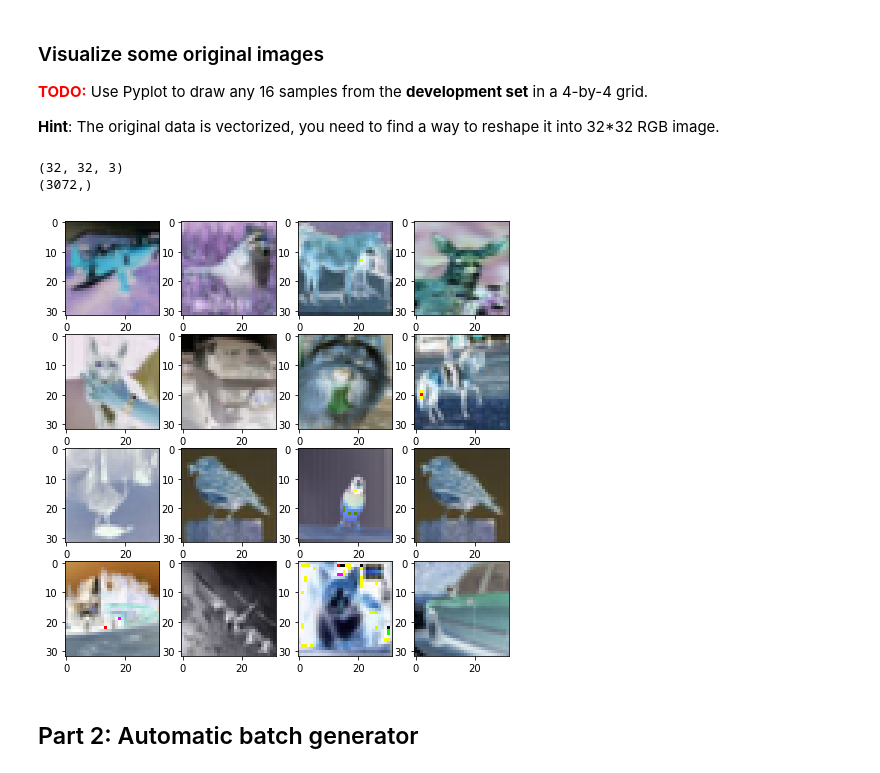
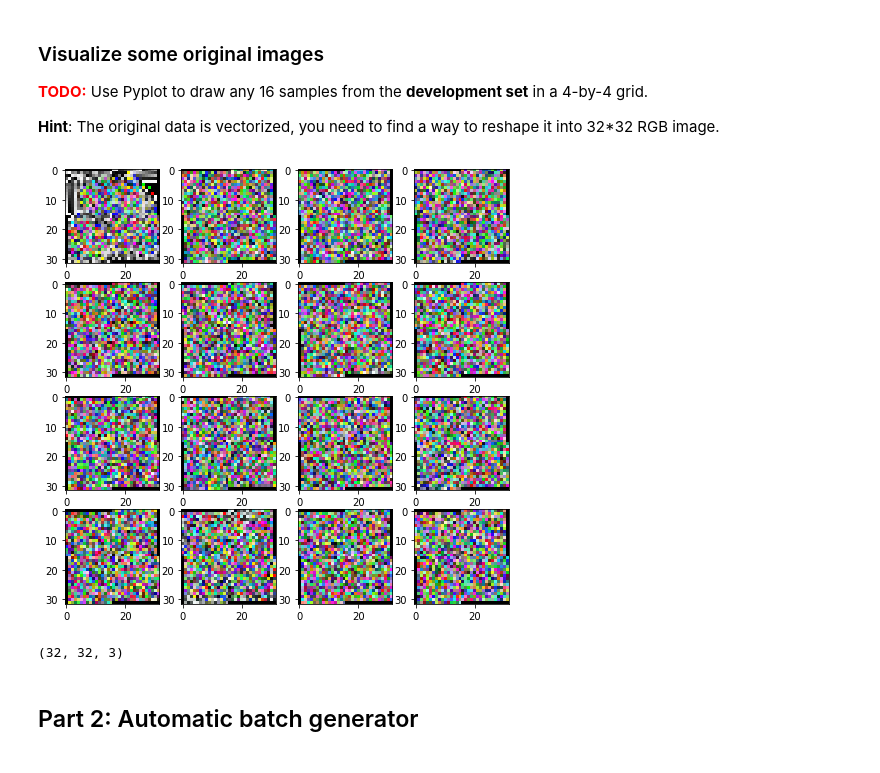
Before and after one commit to crowegian/NNetsDL_F17, a Jupyter notebook: assignment2/task4-augmentation.ipynb, the cells around one changed output. Saved outputs shown, nothing was run; the diff lists cells and outputs as text; code cells hidden in the pictures.

```diff
--- a/assignment2/task4-augmentation.ipynb
+++ b/assignment2/task4-augmentation.ipynb
@@ -47,13 +67,3 @@ print(X_train.shape, X_val.shape, X_test.shape, X_dev.shape)
 <span style="color:red">__TODO:__</span> Use Pyplot to draw any 16 samples from the __development set__ in a 4-by-4 grid.
 
 __Hint__: The original data is vectorized, you need to find a way to reshape it into 32*32 RGB image.
-# %%
-X_dev.shape
-temp = X_dev[0,:]
-myImg = np.reshape(myImg, (32, 32, 3))
-myImg[:,:,0] =
-print(temp.shape)
-print(myImg.shape)
-# %% [output]
-(32, 32, 3)
-(3072,)
@@ -77,24 +70,27 @@ print(myImg.shape)
-# %%
-# YOUR CODE HERE
-32*32*3
-
-
-
-r = 4
-f, axarr = plt.subplots(r, r, figsize=(8,8))
-for i in range(r):
-    for j in range(r):
-        temp = X_dev[np.random.randint(low = 0, high = X_dev.shape[0]),:]
-#         img = np.reshape(img, (32, 32, 3))
-#         axarr[i][j].imshow(img)
-#         temp = X_dev[0,:]
-        img = np.zeros((32,32,3))
-        img[:,:,0] = np.reshape(temp[0:32*32], (32,32))
-        img[:,:,1] = np.reshape(temp[32*32:32*32*2], (32,32))
-        img[:,:,2] = np.reshape(temp[32*32*2:32*32*3], (32,32))
-        axarr[i][j].imshow(img)
-# %% [output]
-[figure, removed]
+# %%
+r = 4
+f, axarr = plt.subplots(r, r, figsize=(8,8))
+counter = 0
+angle = 3
+for i in range(r):
+    for j in range(r):
+        temp = X_dev[counter,:]
+        counter += 1
+        img = X_dev[counter,:]
+#         img = np.pad(img, pad_width = ((10,10), (10,10), (0,0)), mode='constant')
+        img = rotate(img, angle = angle, axes=(0, 1), reshape=False,
+                     output=None, order=3, mode='constant', cval=0.0, prefilter=True)
+#         img[:,0] = rotate(img[:,0], angle)
+#         img[:,1] = rotate(img[:,1], angle)
+#         img[:,2] = rotate(img[:,2], angle)
+#         img = scipy.ndimage.rotate(img, angle)
+        axarr[i][j].imshow(img)
+# %% [output]
+[figure, added]
+# %%
+img.shape
+# %% [output]
+(32, 32, 3)
 # %% [markdown]
 ## Part 2: Automatic batch generator
 # %% [markdown]
```
Also changed, not shown: parts of 17 cells of this notebook, 21 other files.
